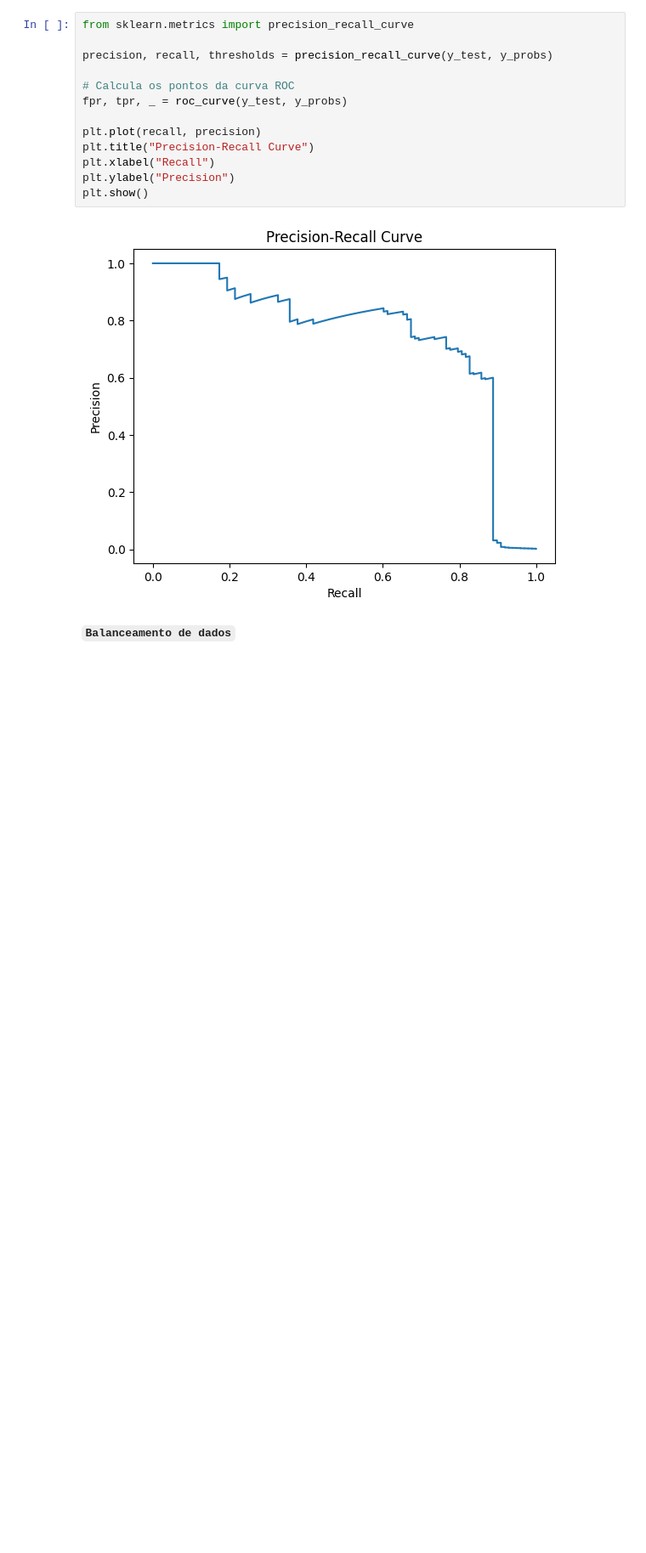
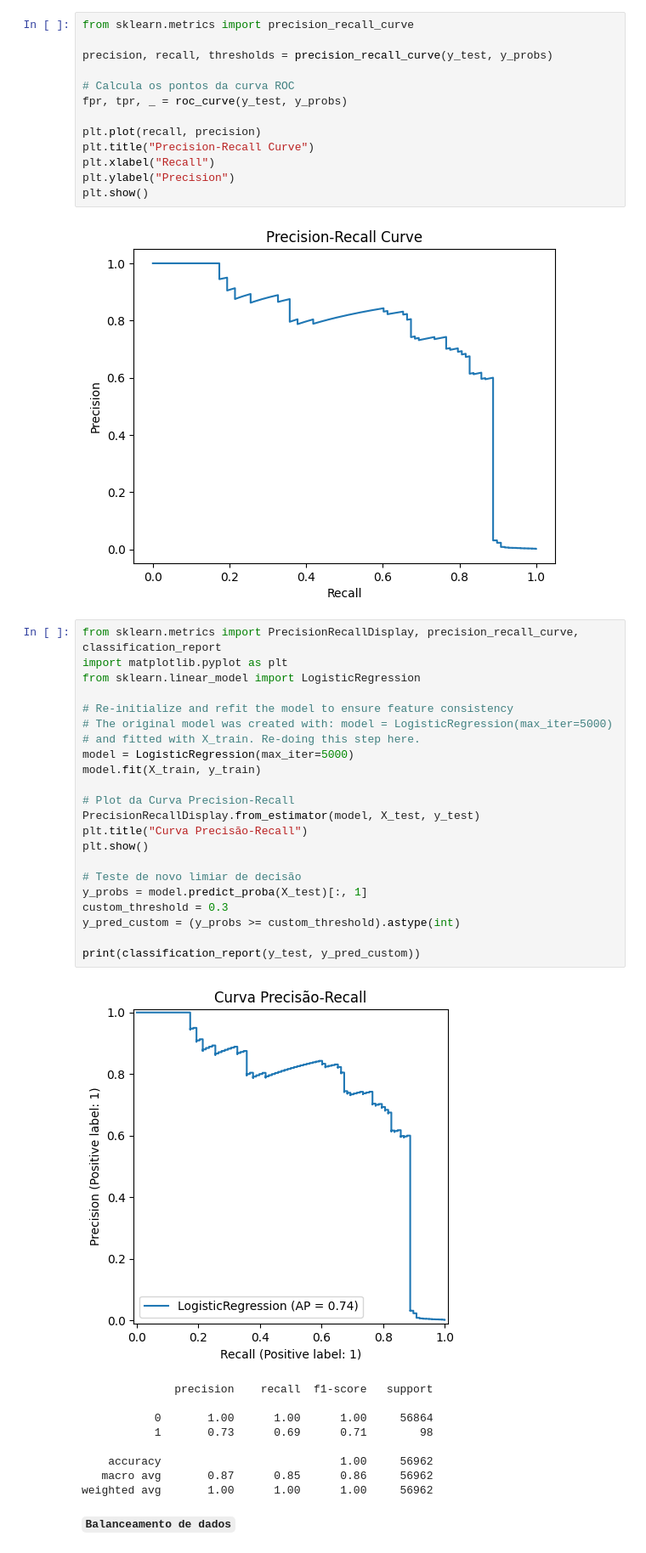
Before and after one commit to Soulexludwin/Notebook-Fraudes-em-transa-es, a Jupyter notebook: Frauddetector Ryan.ipynb, the cells around one changed output. Shown at 85% size. Drawn from its saved outputs; the diff is of its cells as text; blank space fills up the shorter version.

```diff
--- a/Frauddetector Ryan.ipynb
+++ b/Frauddetector Ryan.ipynb
@@ -167,6 +169,38 @@ plt.ylabel("Precision")
 plt.show()
 # %% [output]
 [figure]
+# %%
+from sklearn.metrics import PrecisionRecallDisplay, precision_recall_curve, classification_report
+import matplotlib.pyplot as plt
+from sklearn.linear_model import LogisticRegression
+
+# Re-initialize and refit the model to ensure feature consistency
+# The original model was created with: model = LogisticRegression(max_iter=5000)
+# and fitted with X_train. Re-doing this step here.
+model = LogisticRegression(max_iter=5000)
+model.fit(X_train, y_train)
+
+# Plot da Curva Precision-Recall
+PrecisionRecallDisplay.from_estimator(model, X_test, y_test)
+plt.title("Curva Precisão-Recall")
+plt.show()
+
+# Teste de novo limiar de decisão
+y_probs = model.predict_proba(X_test)[:, 1]
+custom_threshold = 0.3
+y_pred_custom = (y_probs >= custom_threshold).astype(int)
+
+print(classification_report(y_test, y_pred_custom))
+# %% [output]
+[figure, added]
+              precision    recall  f1-score   support
+
+           0       1.00      1.00      1.00     56864
+           1       0.73      0.69      0.71        98
+
+    accuracy                           1.00     56962
+   macro avg       0.87      0.85      0.86     56962
+weighted avg       1.00      1.00      1.00     56962
 # %% [markdown]
 **`Balanceamento de dados`**
 # %%
```
Also changed, not shown: parts of 4 cells of this notebook.
